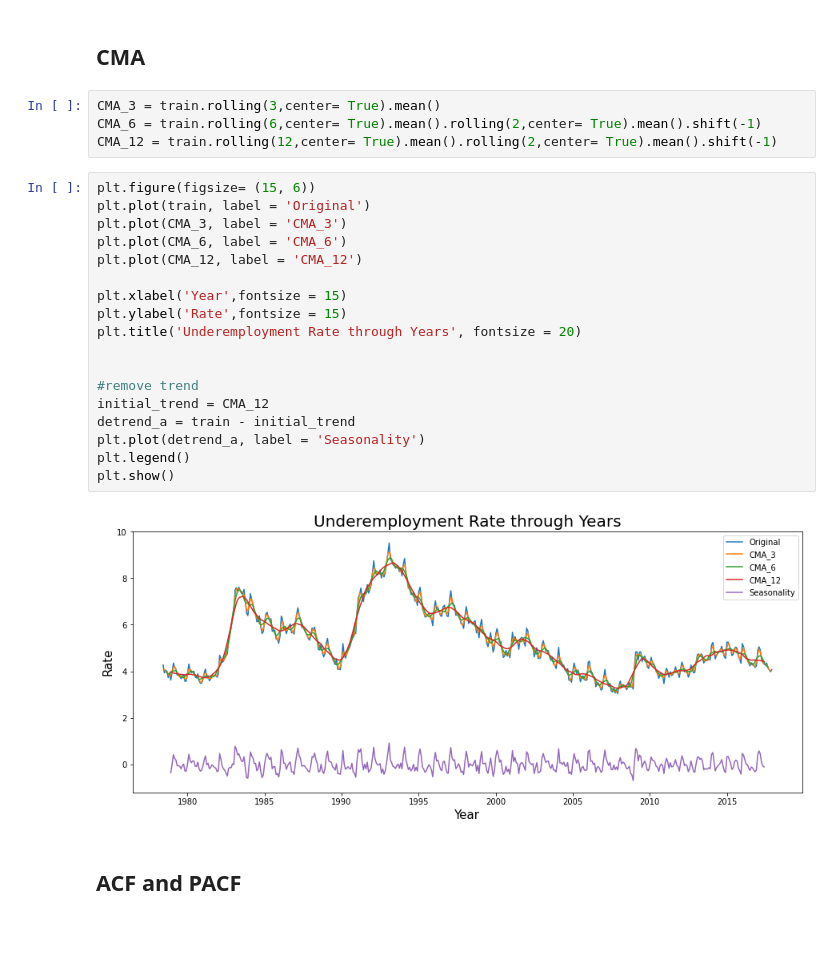
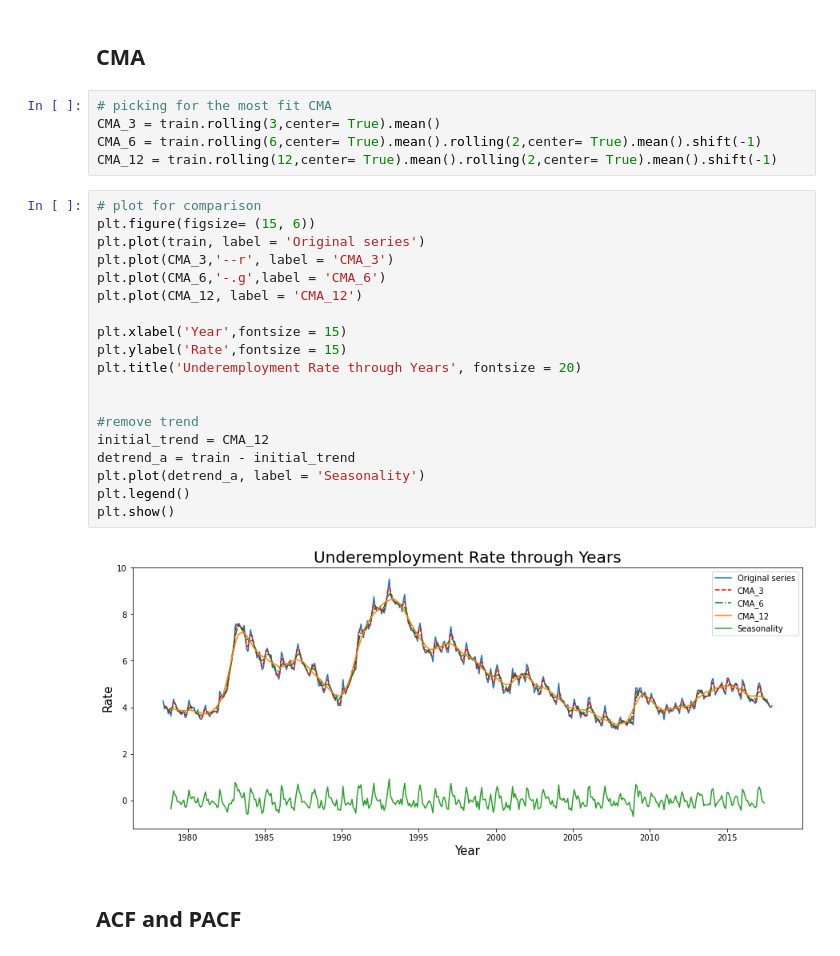
Before and after one commit to lkingw/homeworks-from-universal, a Jupyter notebook: The University of Sydney/QBUS6840/QBUS6840.ipynb, the cells around one changed output. Cells and saved outputs as stored; diff of their text form.

```diff
--- a/The University of Sydney/QBUS6840/QBUS6840.ipynb
+++ b/The University of Sydney/QBUS6840/QBUS6840.ipynb
@@ -174,29 +177,31 @@ plt.show()
 # %% [markdown]
 ## CMA
 # %%
+# picking for the most fit CMA
 CMA_3 = train.rolling(3,center= True).mean()
 CMA_6 = train.rolling(6,center= True).mean().rolling(2,center= True).mean().shift(-1)
 CMA_12 = train.rolling(12,center= True).mean().rolling(2,center= True).mean().shift(-1)
 # %%
+# plot for comparison
 plt.figure(figsize= (15, 6))
-plt.plot(train, label = 'Original')
-plt.plot(CMA_3, label = 'CMA_3')
-plt.plot(CMA_6, label = 'CMA_6')
+plt.plot(train, label = 'Original series')
+plt.plot(CMA_3,'--r', label = 'CMA_3')
+plt.plot(CMA_6,'-.g',label = 'CMA_6')
 plt.plot(CMA_12, label = 'CMA_12')
 
 plt.xlabel('Year',fontsize = 15)
 plt.ylabel('Rate',fontsize = 15)
 plt.title('Underemployment Rate through Years', fontsize = 20)
 
 
 #remove trend
 initial_trend = CMA_12
 detrend_a = train - initial_trend
 plt.plot(detrend_a, label = 'Seasonality')
 plt.legend()
 plt.show()
 # %% [output]
-[figure, old version]
+[figure, new version]
 # %% [markdown]
 ## ACF and PACF
 # %%
```
Also changed, not shown: parts of 85 cells of this notebook.
